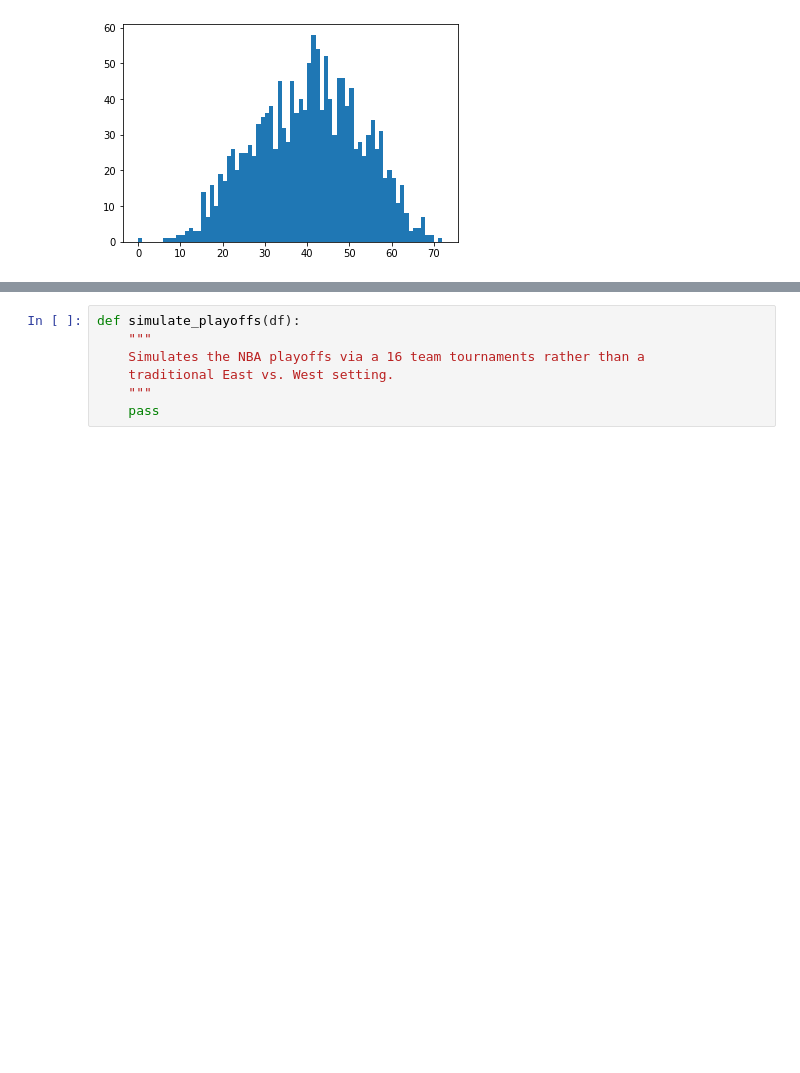
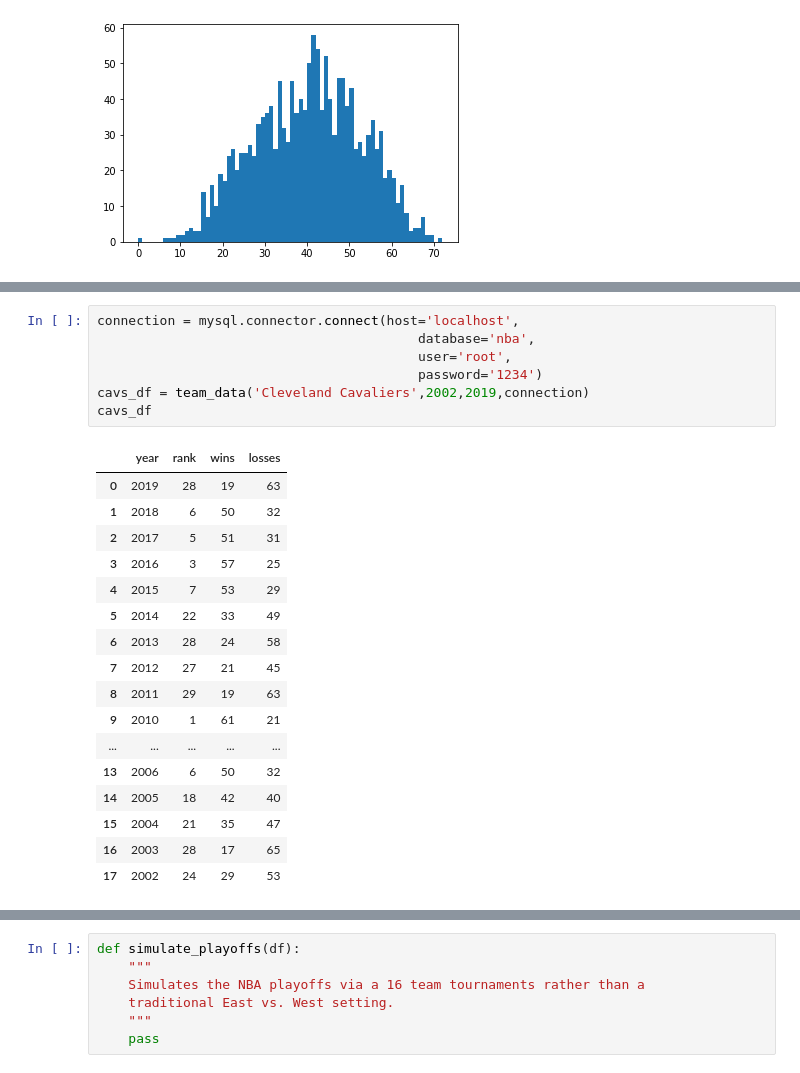
Before and after one commit to thanh17/nba, a Jupyter notebook: NBA project/Basketball Analysis.ipynb, the cells around one changed output, grey strips where cells are left out. Saved outputs shown, nothing was run; the diff lists cells and outputs as text; blank space fills up the shorter version.

```diff
--- a/NBA project/Basketball Analysis.ipynb
+++ b/NBA project/Basketball Analysis.ipynb
@@ -212,2 +250,27 @@ fig_nba
 # %% [output]
 [interactive output not drawn]
+# %%
+connection = mysql.connector.connect(host='localhost',
+                                         database='nba',
+                                         user='root',
+                                         password='1234')
+cavs_df = team_data('Cleveland Cavaliers',2002,2019,connection)
+cavs_df
+# %% [output]
+|  | year | rank | wins | losses |
+| 0 | 2019 | 28 | 19 | 63 |
+| 1 | 2018 | 6 | 50 | 32 |
+| 2 | 2017 | 5 | 51 | 31 |
+| 3 | 2016 | 3 | 57 | 25 |
+| 4 | 2015 | 7 | 53 | 29 |
+| 5 | 2014 | 22 | 33 | 49 |
+| 6 | 2013 | 28 | 24 | 58 |
+| 7 | 2012 | 27 | 21 | 45 |
+| 8 | 2011 | 29 | 19 | 63 |
+| 9 | 2010 | 1 | 61 | 21 |
+| ... | ... | ... | ... | ... |
+| 13 | 2006 | 6 | 50 | 32 |
+| 14 | 2005 | 18 | 42 | 40 |
+| 15 | 2004 | 21 | 35 | 47 |
+| 16 | 2003 | 28 | 17 | 65 |
+| 17 | 2002 | 24 | 29 | 53 |
```
Also changed, not shown: parts of 4 cells of this notebook.
